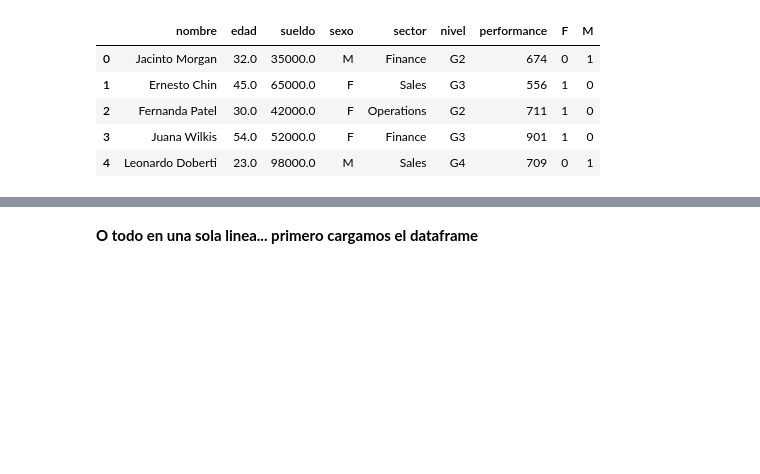
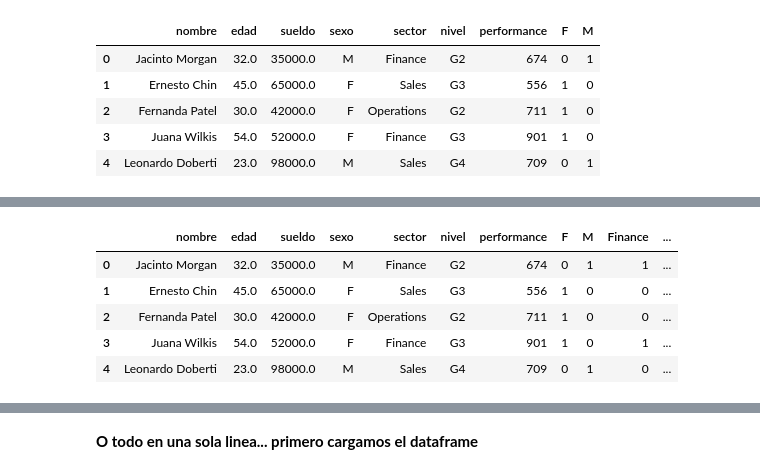
Before and after one commit to Marcelooyola/DiplomaturaUDA, a Jupyter notebook: eda_02.ipynb, the cells around one changed output, grey strips where cells are left out. Saved outputs shown, nothing was run; the diff lists cells and outputs as text; code cells hidden in the pictures; blank space fills up the shorter version.

```diff
--- a/eda_02.ipynb
+++ b/eda_02.ipynb
@@ -504,3 +550,6 @@ empleados
 | 2 | Fernanda Patel | 30.0 | 42000.0 | F | Operations | G2 | 711 | 1 | 0 |
 | 3 | Juana Wilkis | 54.0 | 52000.0 | F | Finance | G3 | 901 | 1 | 0 |
 | 4 | Leonardo Doberti | 23.0 | 98000.0 | M | Sales | G4 | 709 | 0 | 1 |
+# %%
+sector_codificado = pd.get_dummies(empleados.sector)
+sector_codificado
@@ -506,0 +563,10 @@ empleados
+# %%
+empleados = pd.concat([empleados, sector_codificado], axis = 1)
+empleados
+# %% [output]
+|  | nombre | edad | sueldo | sexo | sector | nivel | performance | F | M | Finance | ... |
+| 0 | Jacinto Morgan | 32.0 | 35000.0 | M | Finance | G2 | 674 | 0 | 1 | 1 | ... |
+| 1 | Ernesto Chin | 45.0 | 65000.0 | F | Sales | G3 | 556 | 1 | 0 | 0 | ... |
+| 2 | Fernanda Patel | 30.0 | 42000.0 | F | Operations | G2 | 711 | 1 | 0 | 0 | ... |
+| 3 | Juana Wilkis | 54.0 | 52000.0 | F | Finance | G3 | 901 | 1 | 0 | 1 | ... |
+| 4 | Leonardo Doberti | 23.0 | 98000.0 | M | Sales | G4 | 709 | 0 | 1 | 0 | ... |
```
Also changed, not shown: parts of 8 cells of this notebook.
